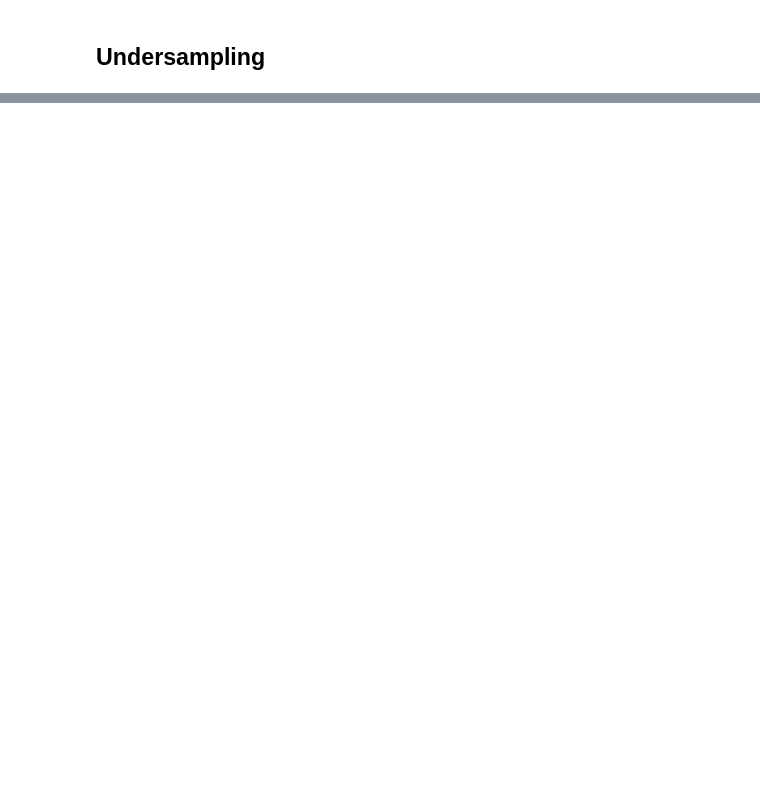
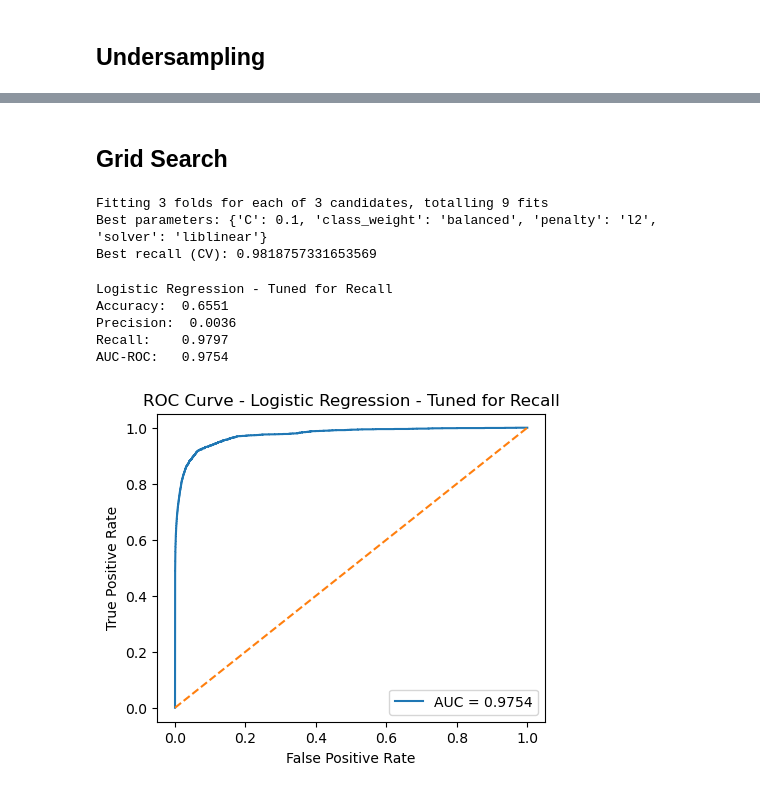
Before and after one commit to AndreNB1702/fraud-detection, a Jupyter notebook: log_reg.ipynb, the cells around one changed output, grey strips where cells are left out. Cells and saved outputs as stored; diff of their text form; code cells hidden in the pictures; blank space fills up the shorter version.

Commit message:
Grid Search Logistic Regression

```diff
--- a/log_reg.ipynb
+++ b/log_reg.ipynb
@@ -167,0 +174,40 @@ AUC-ROC:   0.9915
+# %% [markdown]
+## Grid Search
+# %%
+param_grid = {
+    'C': [0.1, 1, 10],
+    'penalty': ['l2'],
+    'solver': ['liblinear'],
+    'class_weight': ['balanced']
+}
+
+logreg = LogisticRegression(max_iter=2000)
+
+grid = GridSearchCV(
+    estimator=logreg,
+    param_grid=param_grid,
+    scoring='recall',
+    cv=3,
+    n_jobs=-1,
+    verbose=1
+)
+
+grid.fit(X_train_b, y_train_b)
+
+print("Best parameters:", grid.best_params_)
+print("Best recall (CV):", grid.best_score_)
+# %% [output]
+Fitting 3 folds for each of 3 candidates, totalling 9 fits
+Best parameters: {'C': 0.1, 'class_weight': 'balanced', 'penalty': 'l2', 'solver': 'liblinear'}
+Best recall (CV): 0.9818757331653569
+# %%
+best_model = grid.best_estimator_
+y_prob_tuned = best_model.predict_proba(X_test)[:, 1]
+evaluate(y_test, y_prob_tuned, "Logistic Regression - Tuned for Recall")
+# %% [output]
+Logistic Regression - Tuned for Recall
+Accuracy:  0.6551
+Precision:  0.0036
+Recall:    0.9797
+AUC-ROC:   0.9754
+[figure, added]
```
Also changed, not shown: parts of 5 cells of this notebook.
